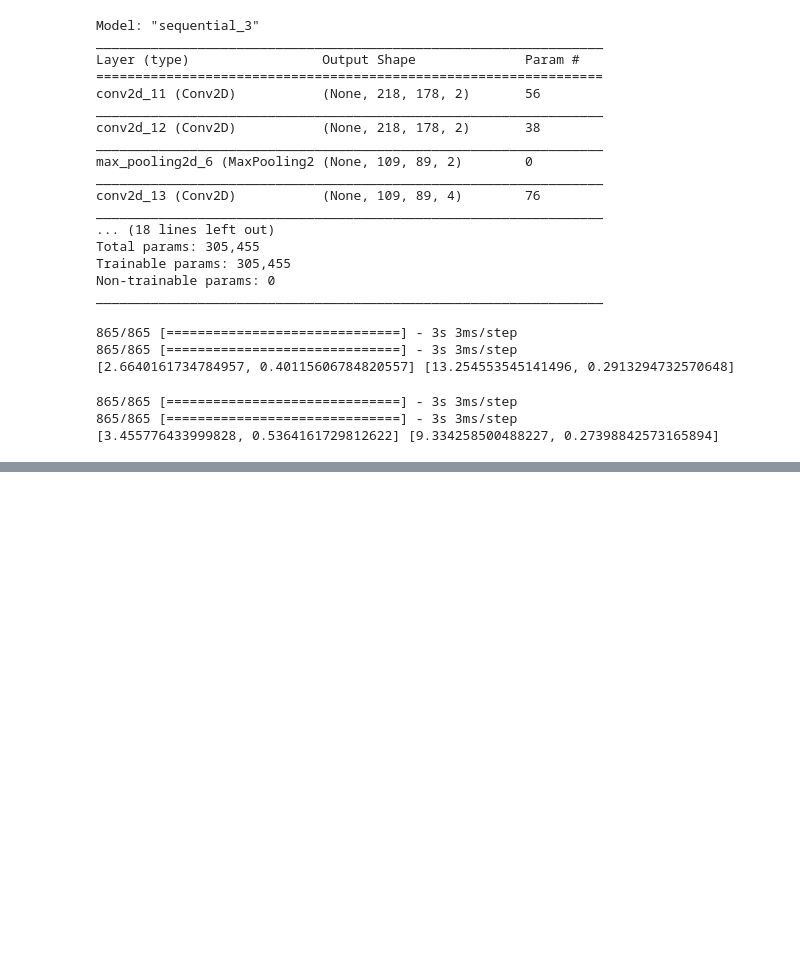
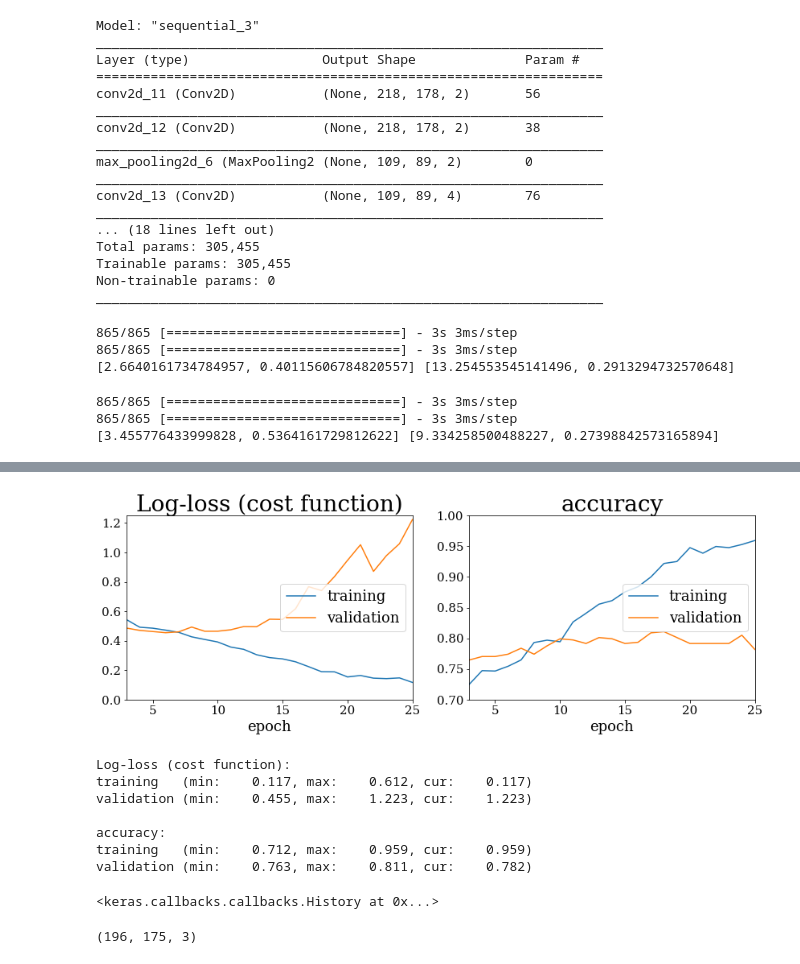
Before and after one commit to Aaronhjlee/Facial_Feature_Predictor, a Jupyter notebook: src/deployment_pt2.ipynb, the cells around one changed output, grey strips where cells are left out. Drawn from its saved outputs; the diff is of its cells as text; code cells hidden in the pictures; blank space fills up the shorter version.

```diff
--- a/src/deployment_pt2.ipynb
+++ b/src/deployment_pt2.ipynb
@@ -349,0 +444,42 @@ print(girl1, girl2)
+# %%
+cnn_f = Sequential()
+input_img = (218, 178, 3)
+batch_size=32
+epochs=25
+
+# layer 1
+cnn_f.add(Conv2D(2, (3, 3), activation='relu', padding='same', input_shape=input_img))
+cnn_f.add(Conv2D(2, (3, 3), activation='relu', padding='same'))
+cnn_f.add(MaxPooling2D((2, 2), strides=(2,2)))
+# layer 2
+cnn_f.add(Conv2D(4, (3, 3), activation='relu', padding='same'))
+cnn_f.add(Conv2D(4, (3, 3), activation='relu', padding='same'))
+cnn_f.add(MaxPooling2D((2, 2), strides=(2,2)))
+# layer 3
+cnn_f.add(Conv2D(8, (3, 3), activation='relu', padding='same'))
+cnn_f.add(Conv2D(8, (3, 3), activation='relu', padding='same'))
+cnn_f.add(MaxPooling2D((2, 2), strides=(2,2)))
+# flatten and add 3 FC layers
+cnn_f.add(Flatten())
+cnn_f.add(Dense(64, activation='relu'))
+cnn_f.add(Dropout(0.5))
+cnn_f.add(Dense(1, activation='sigmoid'))
+
+cnn_f.compile(optimizer='adam', loss='binary_crossentropy', metrics=['accuracy'])
+
+cnn_f.fit(Xm_train, ym_train,
+        epochs=epochs,
+        batch_size=batch_size,
+        validation_data=(Xm_test, ym_test),
+        callbacks=[PlotLossesCallback()],
+        verbose=1)
+# %% [output]
+[figure, added]
+Log-loss (cost function):
+training   (min:    0.117, max:    0.612, cur:    0.117)
+validation (min:    0.455, max:    1.223, cur:    1.223)
+
+accuracy:
+training   (min:    0.712, max:    0.959, cur:    0.959)
+validation (min:    0.763, max:    0.811, cur:    0.782)
+<keras.callbacks.callbacks.History at 0x...>
@@ -349,0 +494,4 @@ print(girl1, girl2)
+# %%
+full_images[0].shape
+# %% [output]
+(196, 175, 3)
```
Also changed, not shown: parts of 19 cells of this notebook, 6 other files.
